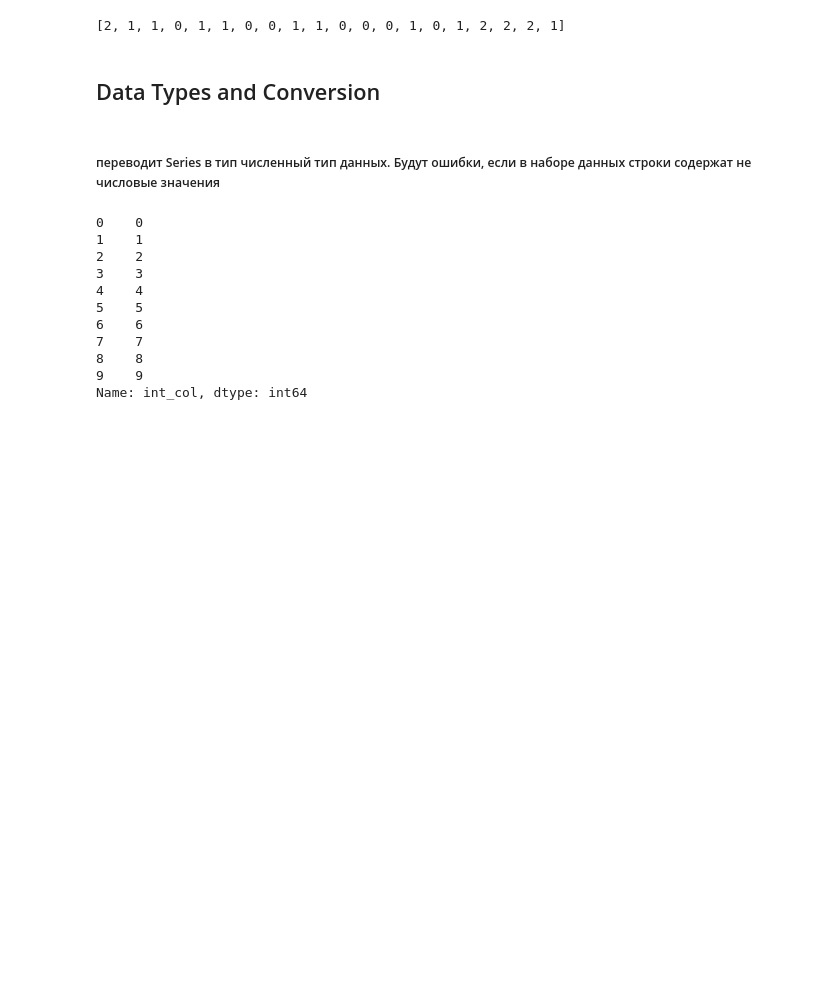
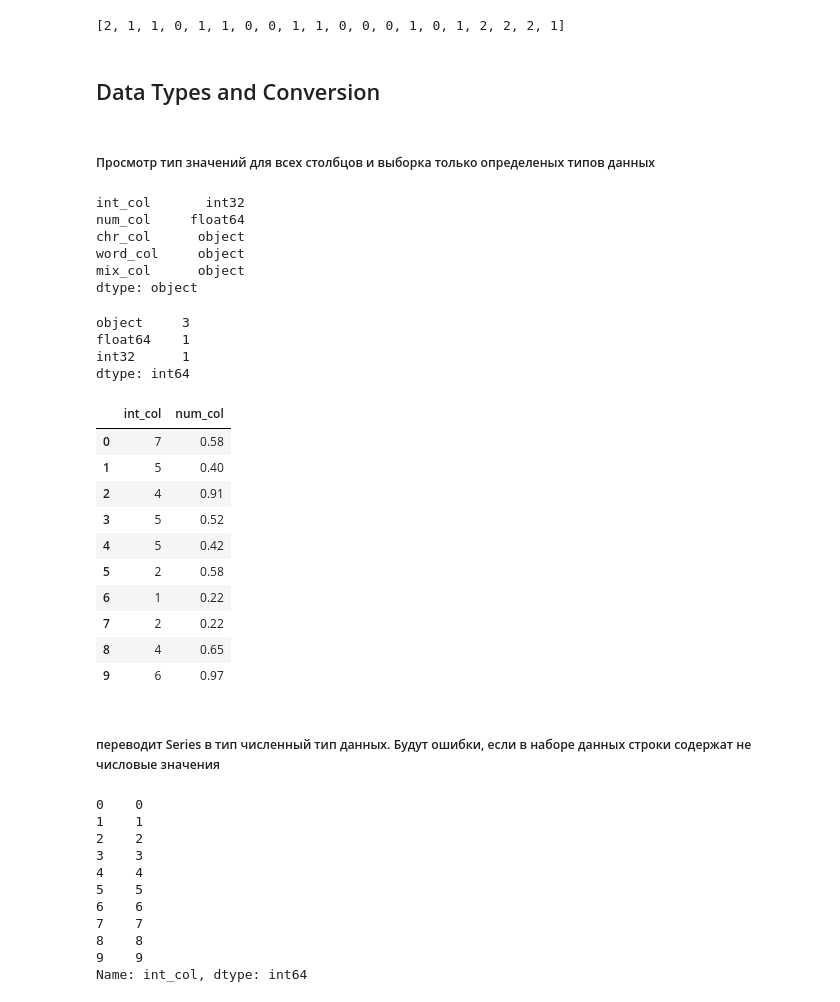
Before and after one commit to Pro100v/SkillBox-DataScience, a Jupyter notebook: Pandas/pandas_snippets.ipynb, the cells around one changed output. Saved outputs shown, nothing was run; the diff lists cells and outputs as text; code cells hidden in the pictures; blank space fills up the shorter version.

```diff
--- a/Pandas/pandas_snippets.ipynb
+++ b/Pandas/pandas_snippets.ipynb
@@ -52,6 +52,38 @@ memory usage: 528.0+ bytes
 [2, 1, 1, 0, 1, 1, 0, 0, 1, 1, 0, 0, 0, 1, 0, 1, 2, 2, 2, 1]
 # %% [markdown]
 ## Data Types and Conversion
+# %% [markdown]
+##### Просмотр тип значений для всех столбцов и выборка только определеных типов данных
+# %%
+df.dtypes
+# %% [output]
+int_col       int32
+num_col     float64
+chr_col      object
+word_col     object
+mix_col      object
+dtype: object
+# %%
+df.dtypespes.value_counts()
+# %% [output]
+object     3
+float64    1
+int32      1
+dtype: int64
+# %%
+df.select_dtypes(include=['float64', 'int64', 'int32'])
+# %% [output]
+|  | int_col | num_col |
+| 0 | 7 | 0.58 |
+| 1 | 5 | 0.40 |
+| 2 | 4 | 0.91 |
+| 3 | 5 | 0.52 |
+| 4 | 5 | 0.42 |
+| 5 | 2 | 0.58 |
+| 6 | 1 | 0.22 |
+| 7 | 2 | 0.22 |
+| 8 | 4 | 0.65 |
+| 9 | 6 | 0.97 |
 # %% [markdown]
 ##### переводит Series в тип численный тип данных. Будут ошибки, если в наборе данных строки содержат не числовые значения
 # %%
```
Also changed, not shown: parts of 2 cells of this notebook.
